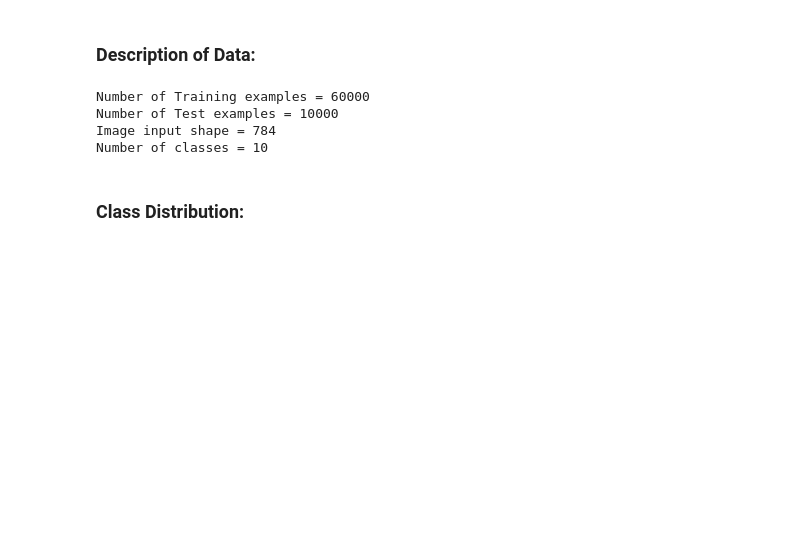
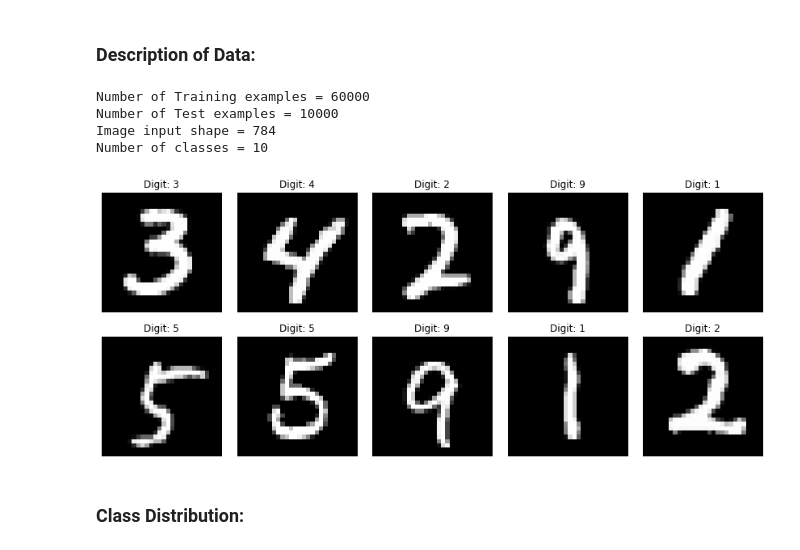
Before and after one commit to rcb2021/ET5003_SEM1_2021-2, a Jupyter notebook: ET5003_Etivity1_RayBeechinor_20201214.ipynb, the cells around one changed output. Drawn from its saved outputs; the diff is of its cells as text; code cells hidden in the pictures; blank space fills up the shorter version.

```diff
--- a/ET5003_Etivity1_RayBeechinor_20201214.ipynb
+++ b/ET5003_Etivity1_RayBeechinor_20201214.ipynb
@@ -150,3 +168,18 @@ Number of classes = 10
+# %%
+# Display these 10 digits
+fig, axs = plt.subplots(2,5, figsize=(15, 6))
+fig.subplots_adjust(hspace = .2, wspace=.001)
+iCount = 0
+axs = axs.ravel()
+for iIndex in npRandomImages:
+  image = X_train[iIndex]
+  axs[iCount].axis('off')
+  pixels = X_train[iIndex].reshape((28,28))
+  axs[iCount].imshow(pixels,cmap="Greys_r")
+  axs[iCount].set_title("Digit: {}".format(y_train[iIndex].astype(int)))
+  iCount+=1
+# %% [output]
+[figure, added]
 # %% [markdown]
 ### Class Distribution:
 # %%
```
Also changed, not shown: parts of 33 cells of this notebook.
